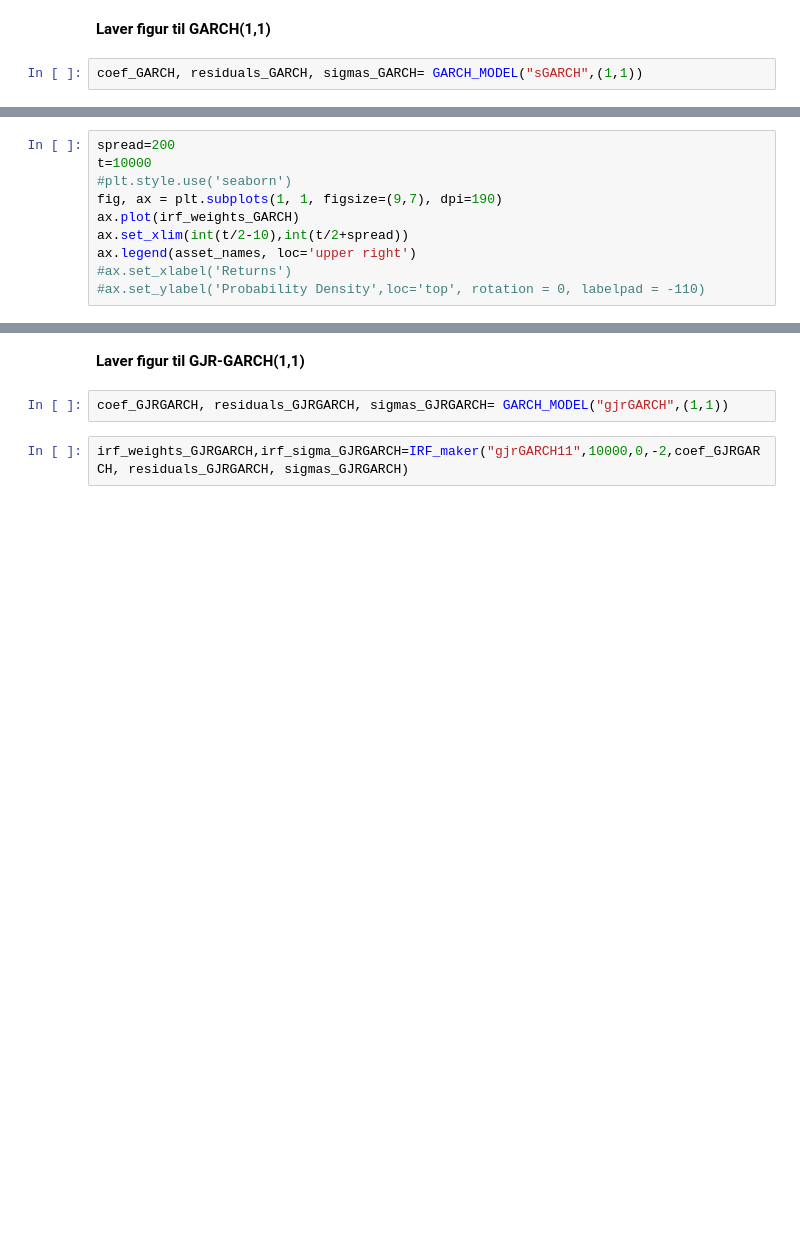
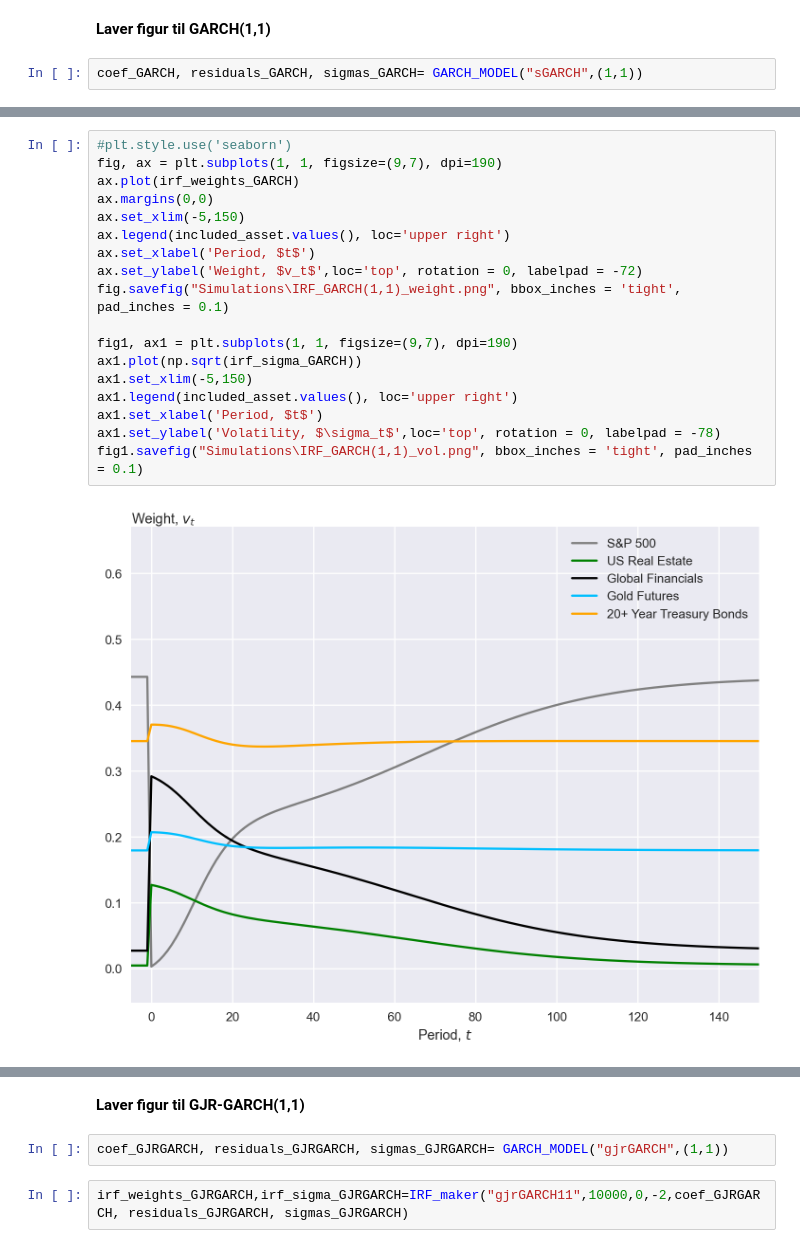
Before and after one commit to neriksen/thesis, a Jupyter notebook: Simulations/IRF.ipynb, the cells around one changed output, grey strips where cells are left out. Drawn from its saved outputs; the diff is of its cells as text; blank space fills up the shorter version.

```diff
--- a/Simulations/IRF.ipynb
+++ b/Simulations/IRF.ipynb
@@ -93,10 +111,20 @@ irf_weights_GARCH,irf_sigma_GARCH=IRF_maker("sGARCH11",10000,0,-2,coef_GARCH, re
-# %%
-spread=200
-t=10000
-#plt.style.use('seaborn')
-fig, ax = plt.subplots(1, 1, figsize=(9,7), dpi=190)
-ax.plot(irf_weights_GARCH)
-ax.set_xlim(int(t/2-10),int(t/2+spread))
-ax.legend(asset_names, loc='upper right')
-#ax.set_xlabel('Returns')
-#ax.set_ylabel('Probability Density',loc='top', rotation = 0, labelpad = -110)
+# %%
+#plt.style.use('seaborn')
+fig, ax = plt.subplots(1, 1, figsize=(9,7), dpi=190)
+ax.plot(irf_weights_GARCH)
+ax.margins(0,0)
+ax.set_xlim(-5,150)
+ax.legend(included_asset.values(), loc='upper right')
+ax.set_xlabel('Period, $t$')
+ax.set_ylabel('Weight, $v_t$',loc='top', rotation = 0, labelpad = -72)
+fig.savefig("Simulations\IRF_GARCH(1,1)_weight.png", bbox_inches = 'tight', pad_inches = 0.1)
+
+fig1, ax1 = plt.subplots(1, 1, figsize=(9,7), dpi=190)
+ax1.plot(np.sqrt(irf_sigma_GARCH))
+ax1.set_xlim(-5,150)
+ax1.legend(included_asset.values(), loc='upper right')
+ax1.set_xlabel('Period, $t$')
+ax1.set_ylabel('Volatility, $\sigma_t$',loc='top', rotation = 0, labelpad = -78)
+fig1.savefig("Simulations\IRF_GARCH(1,1)_vol.png", bbox_inches = 'tight', pad_inches = 0.1)
+# %% [output]
+[figure, added]
```
Also changed, not shown: parts of 9 cells of this notebook, 6 other files.
